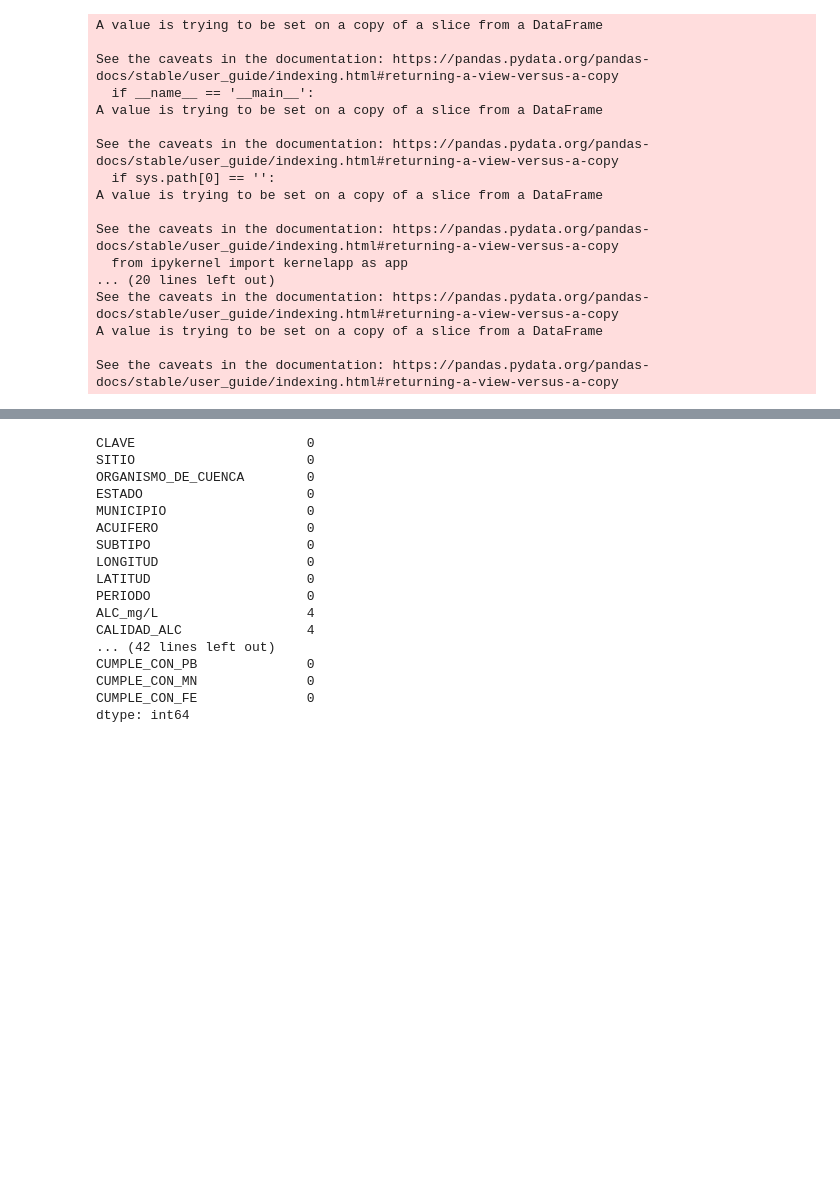
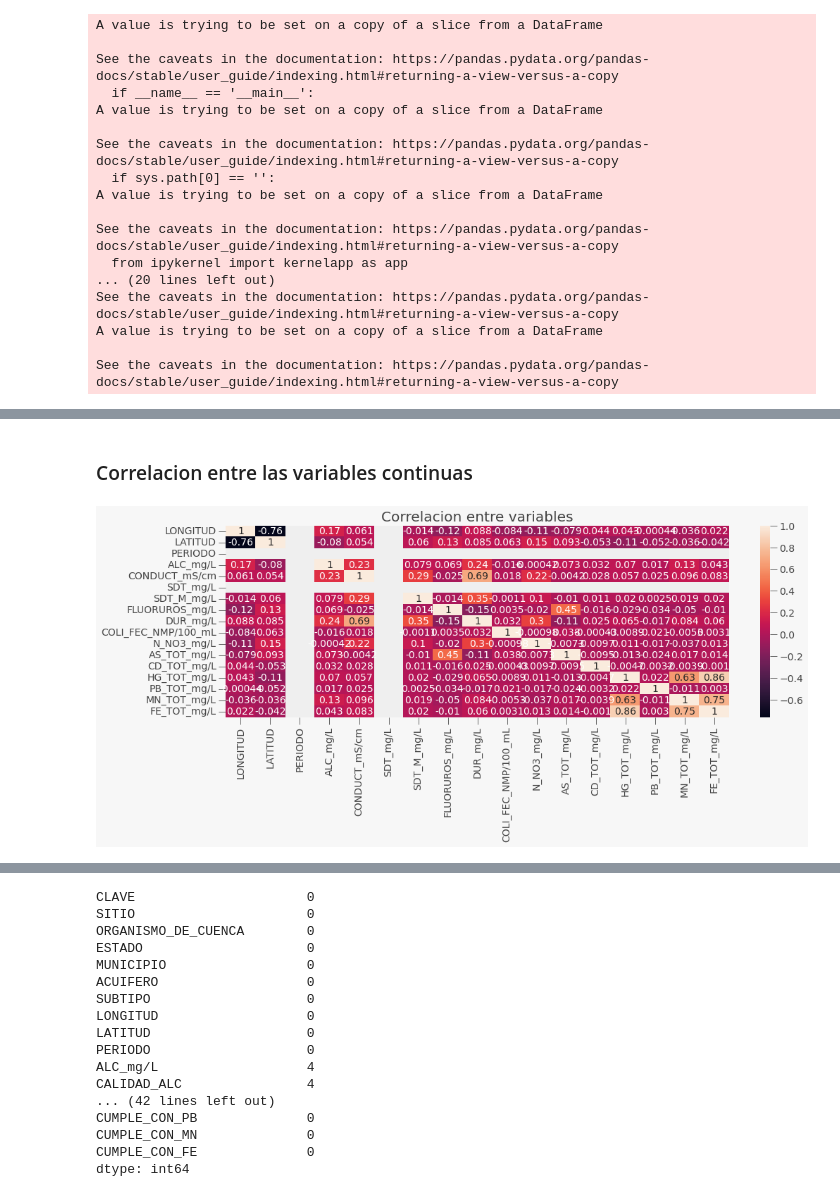
Before and after one commit to rodrigoromanguzman/Actividades_Aprendizaje-, a Jupyter notebook: semana9/aguas_subterraneas.ipynb, the cells around one changed output, grey strips where cells are left out. Drawn from its saved outputs; the diff is of its cells as text; code cells hidden in the pictures; blank space fills up the shorter version.

```diff
--- a/semana9/aguas_subterraneas.ipynb
+++ b/semana9/aguas_subterraneas.ipynb
@@ -142,3 +142,15 @@ See the caveats in the documentation: https://pandas.pydata.org/pandas-docs/stab
+# %% [markdown]
+<h3>Correlacion entre las variables continuas</h3>
+# %%
+import seaborn as sns
+import matplotlib.pyplot as plt
+plt.figure(figsize = (16,5))
+
+correlations = df.corr()
+
+sns.heatmap(correlations, annot=True).set(title='Correlacion entre variables');
+# %% [output]
+[figure, added]
 # %%
 import matplotlib.pyplot as plt
 
```
Also changed, not shown: parts of 17 cells of this notebook.
